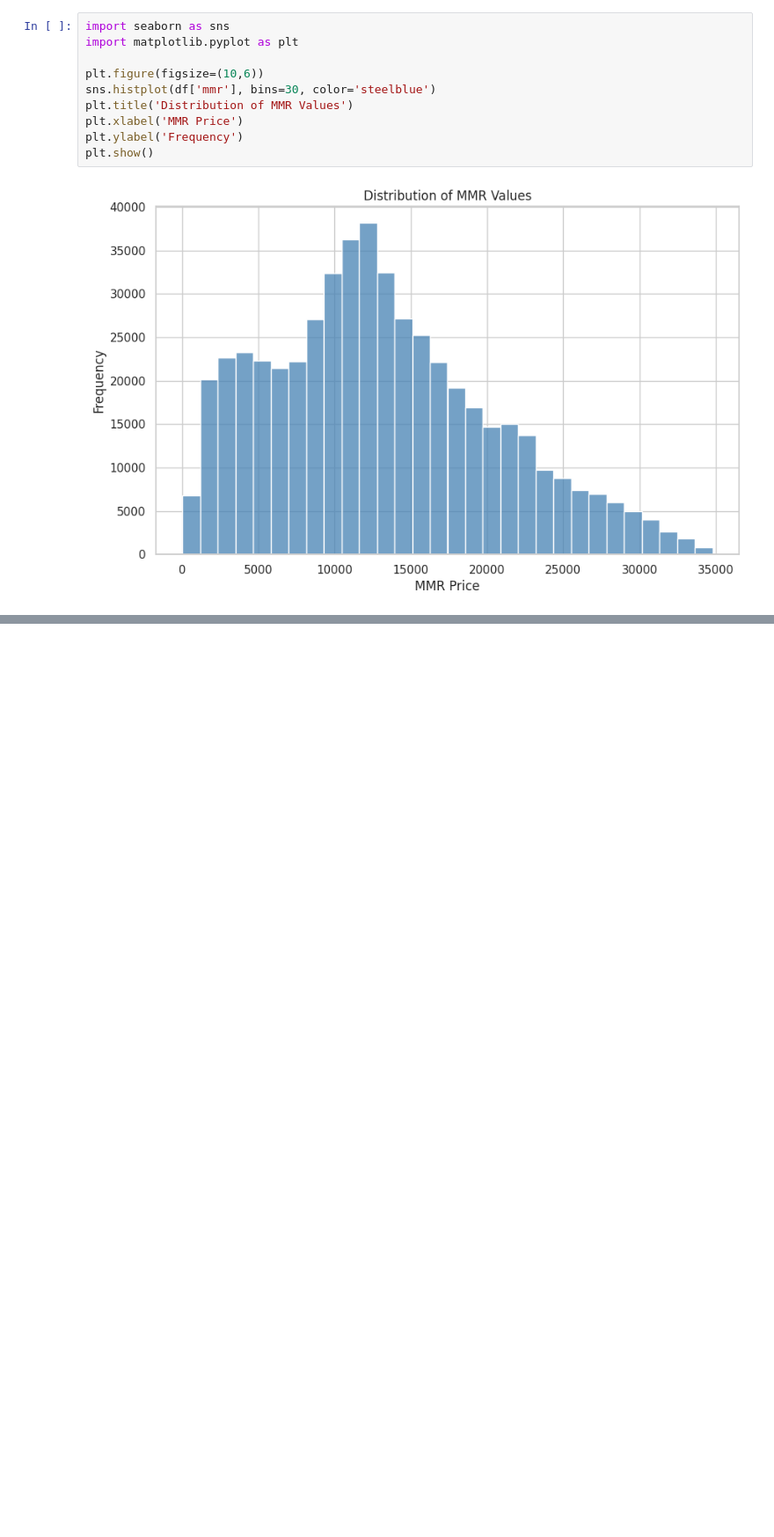
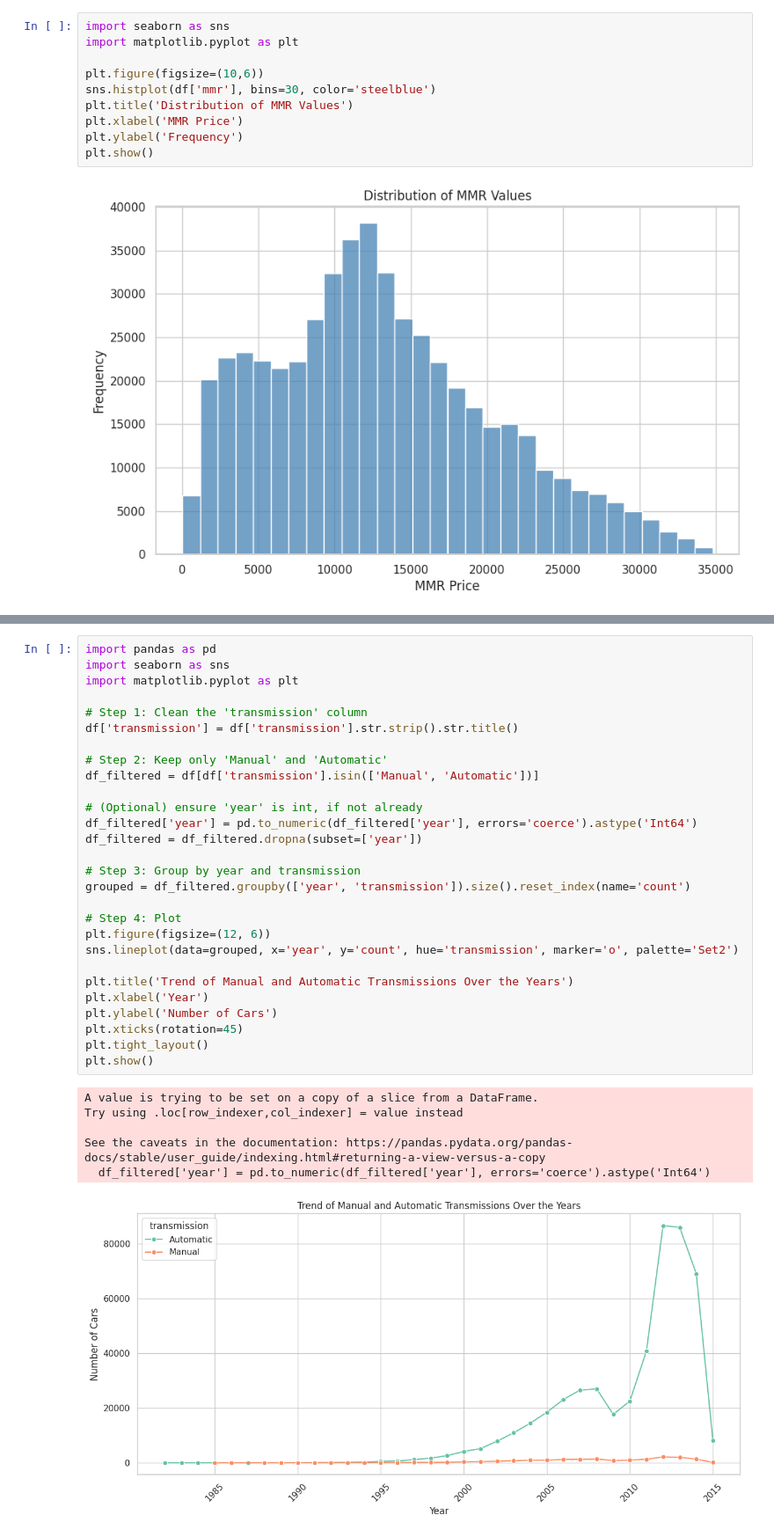
Before and after one commit to Sagarjain93/car_prices, a Jupyter notebook: car_prices.ipynb, the cells around one changed output, grey strips where cells are left out. Shown at 88% size. Cells and saved outputs as stored; diff of their text form; blank space fills up the shorter version.

```diff
--- a/car_prices.ipynb
+++ b/car_prices.ipynb
@@ -565,0 +601,35 @@ plt.show()
+# %%
+import pandas as pd
+import seaborn as sns
+import matplotlib.pyplot as plt
+
+# Step 1: Clean the 'transmission' column
+df['transmission'] = df['transmission'].str.strip().str.title()
+
+# Step 2: Keep only 'Manual' and 'Automatic'
+df_filtered = df[df['transmission'].isin(['Manual', 'Automatic'])]
+
+# (Optional) ensure 'year' is int, if not already
+df_filtered['year'] = pd.to_numeric(df_filtered['year'], errors='coerce').astype('Int64')
+df_filtered = df_filtered.dropna(subset=['year'])
+
+# Step 3: Group by year and transmission
+grouped = df_filtered.groupby(['year', 'transmission']).size().reset_index(name='count')
+
+# Step 4: Plot
+plt.figure(figsize=(12, 6))
+sns.lineplot(data=grouped, x='year', y='count', hue='transmission', marker='o', palette='Set2')
+
+plt.title('Trend of Manual and Automatic Transmissions Over the Years')
+plt.xlabel('Year')
+plt.ylabel('Number of Cars')
+plt.xticks(rotation=45)
+plt.tight_layout()
+plt.show()
+# %% [output]
+A value is trying to be set on a copy of a slice from a DataFrame.
+Try using .loc[row_indexer,col_indexer] = value instead
+
+See the caveats in the documentation: https://pandas.pydata.org/pandas-docs/stable/user_guide/indexing.html#returning-a-view-versus-a-copy
+  df_filtered['year'] = pd.to_numeric(df_filtered['year'], errors='coerce').astype('Int64')
+[figure, added]
```
Also changed, not shown: parts of 8 cells of this notebook.
